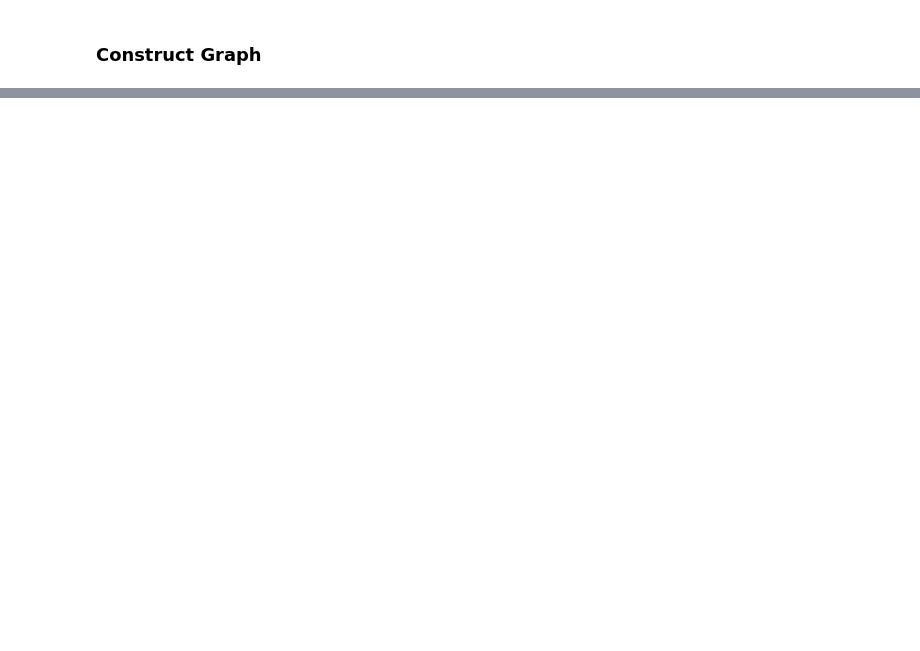
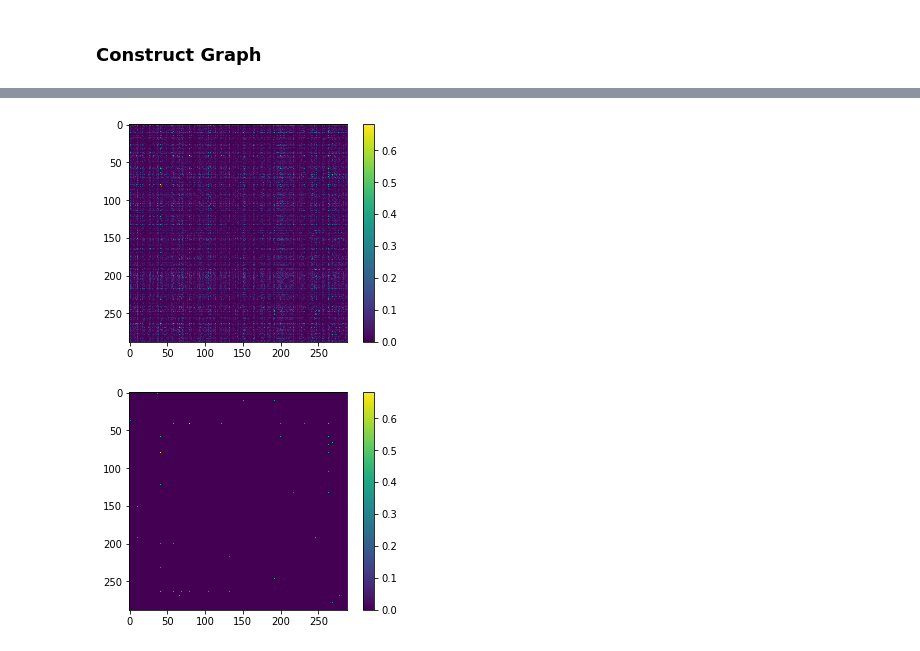
Before and after one commit to rjha18/conv-smt, a Jupyter notebook: notebooks/generate_graph.ipynb, the cells around one changed output, grey strips where cells are left out. Drawn from its saved outputs; the diff is of its cells as text; code cells hidden in the pictures; blank space fills up the shorter version.

```diff
--- a/notebooks/generate_graph.ipynb
+++ b/notebooks/generate_graph.ipynb
@@ -255,0 +22,23 @@ n
+# %%
+alpha = np.load('./../batch_alpha.npy')
+
+N,H,W,K = alpha.shape;
+
+corr = np.zeros((K,K))
+
+
+for n in range(N-1):
+
+    print('# '+str(n)+'/'+str(N))
+
+    A0 = alpha[n,6,6].reshape([-1,K]);
+    A1 = alpha[n+1,6,6].reshape([-1,K]);
+
+    #A0 = np.sign(A0)
+    #A1 = np.sign(A1)
+
+    factor1 = np.matmul(A0.transpose(),A1)
+    factor2 = np.matmul(A1.transpose(),A0)
+
+    corr += factor1
+    corr += factor2
@@ -255,0 +63,22 @@ n
+# %%
+
+A = corr/np.max(corr);
+
+np.fill_diagonal(A,0.0)
+
+plt.imshow(A)
+plt.colorbar()
+plt.show()
+
+threshold = 0.35;
+active = np.sign(np.maximum(A-threshold,0))
+
+A *= active
+
+
+plt.imshow(A)
+plt.colorbar()
+plt.show()
+# %% [output]
+[figure, added]
+[figure, added]
```
Also changed, not shown: parts of 21 cells of this notebook, 1 other file.
